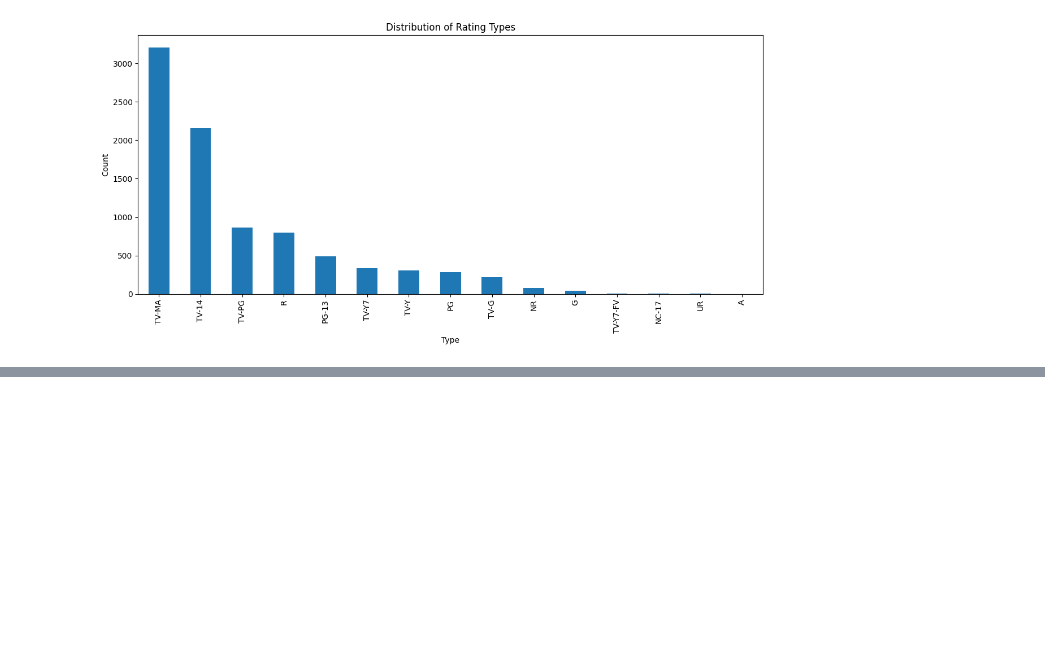
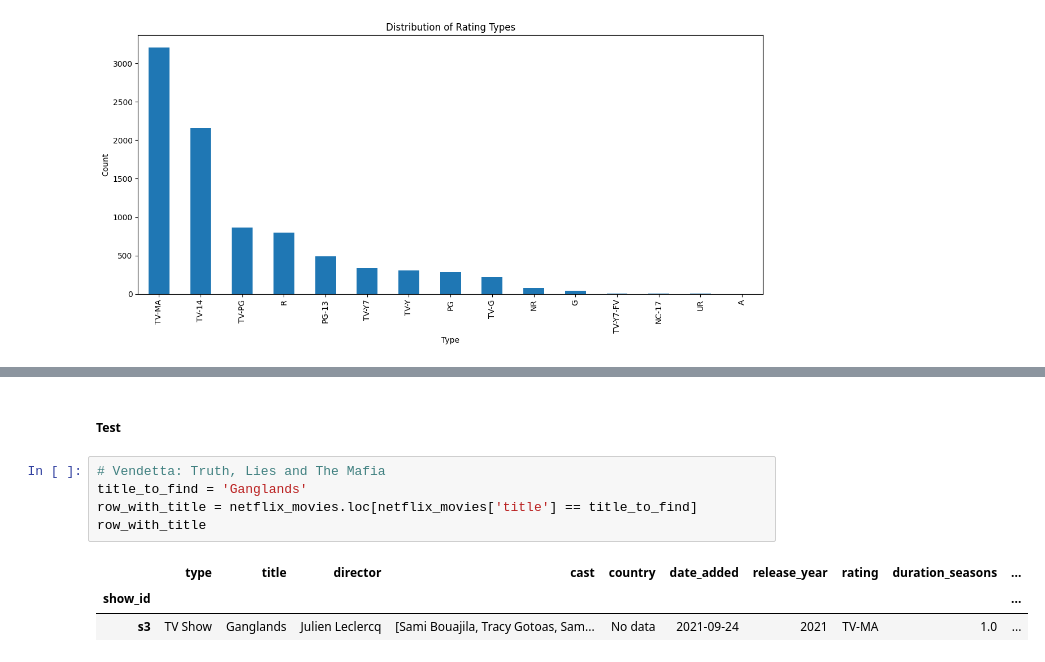
Before and after one commit to buli03/Netflix_Movies_Analysis, a Jupyter notebook: netflix_movies.ipynb, the cells around one changed output, grey strips where cells are left out. Cells and saved outputs as stored; diff of their text form; blank space fills up the shorter version.

```diff
--- a/netflix_movies.ipynb
+++ b/netflix_movies.ipynb
@@ -397,0 +429,11 @@ plt.show()
+# %% [markdown]
+##### Test
+# %%
+# Vendetta: Truth, Lies and The Mafia
+title_to_find = 'Ganglands'
+row_with_title = netflix_movies.loc[netflix_movies['title'] == title_to_find]
+row_with_title
+# %% [output]
+|  | type | title | director | cast | country | date_added | release_year | rating | duration_seasons | ... |
+| show_id |  |  |  |  |  |  |  |  |  | ... |
+| s3 | TV Show | Ganglands | Julien Leclercq | [Sami Bouajila, Tracy Gotoas, Sam... | No data | 2021-09-24 | 2021 | TV-MA | 1.0 | ... |
```
Also changed, not shown: parts of 6 cells of this notebook.
